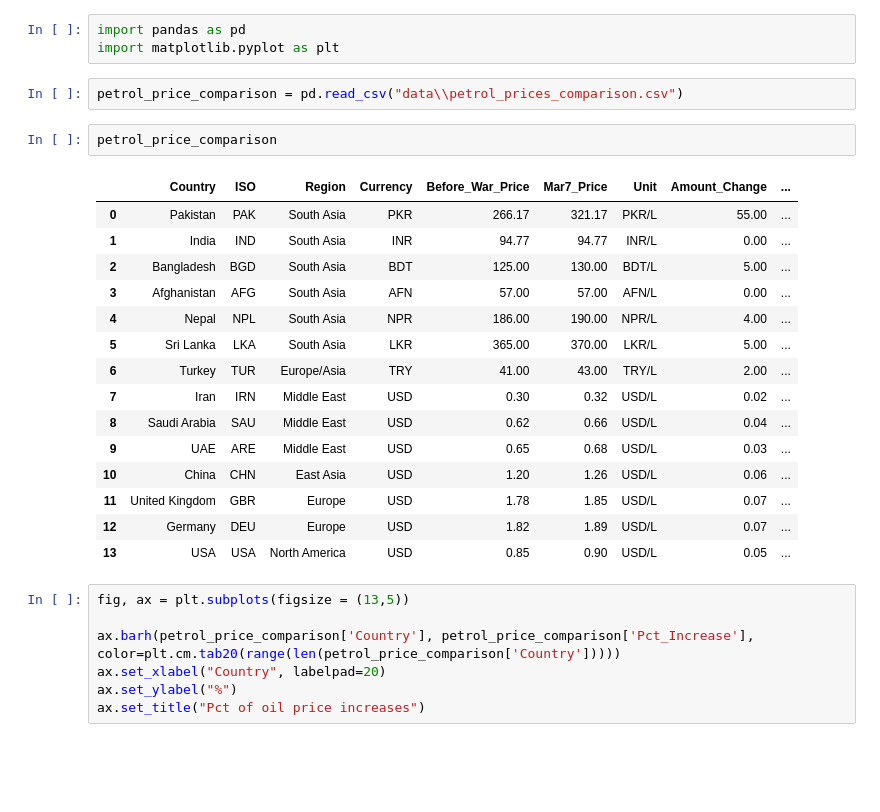
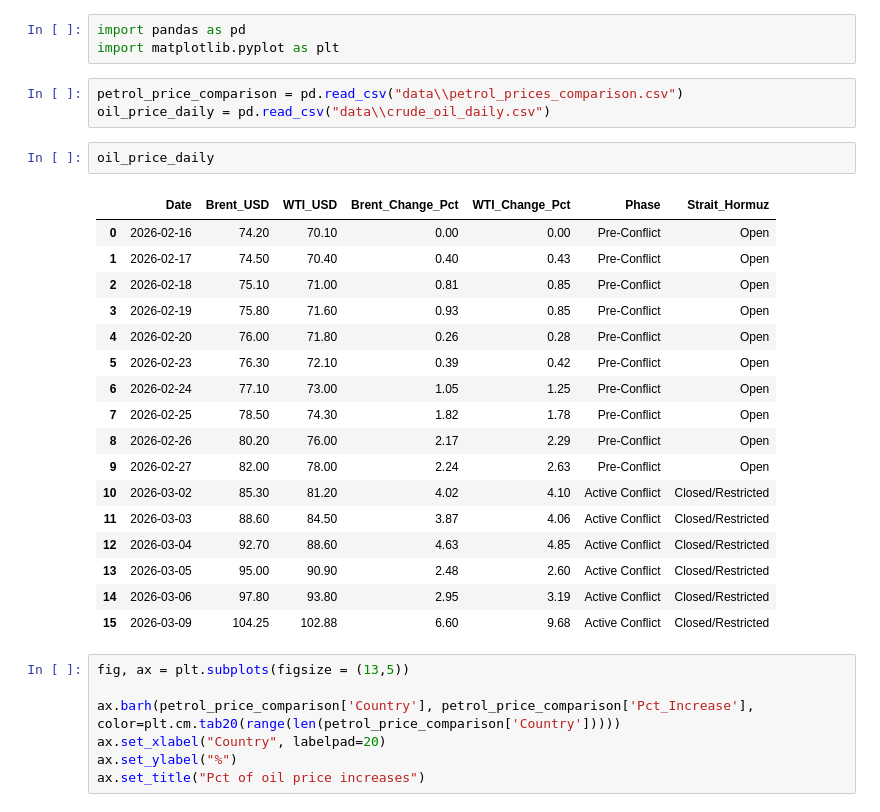
Before and after one commit to dophat1/md2b_learn, a Jupyter notebook: eda_with_matplotlib/iran_oil.ipynb, the cells around one changed output. Drawn from its saved outputs; the diff is of its cells as text; blank space fills up the shorter version.

```diff
--- a/eda_with_matplotlib/iran_oil.ipynb
+++ b/eda_with_matplotlib/iran_oil.ipynb
@@ -3,24 +3,27 @@ import pandas as pd
 import matplotlib.pyplot as plt
 # %%
 petrol_price_comparison = pd.read_csv("data\\petrol_prices_comparison.csv")
+oil_price_daily = pd.read_csv("data\\crude_oil_daily.csv")
-# %%
-petrol_price_comparison
-# %% [output]
-|  | Country | ISO | Region | Currency | Before_War_Price | Mar7_Price | Unit | Amount_Change | ... |
-| 0 | Pakistan | PAK | South Asia | PKR | 266.17 | 321.17 | PKR/L | 55.00 | ... |
-| 1 | India | IND | South Asia | INR | 94.77 | 94.77 | INR/L | 0.00 | ... |
-| 2 | Bangladesh | BGD | South Asia | BDT | 125.00 | 130.00 | BDT/L | 5.00 | ... |
-| 3 | Afghanistan | AFG | South Asia | AFN | 57.00 | 57.00 | AFN/L | 0.00 | ... |
-| 4 | Nepal | NPL | South Asia | NPR | 186.00 | 190.00 | NPR/L | 4.00 | ... |
-| 5 | Sri Lanka | LKA | South Asia | LKR | 365.00 | 370.00 | LKR/L | 5.00 | ... |
-| 6 | Turkey | TUR | Europe/Asia | TRY | 41.00 | 43.00 | TRY/L | 2.00 | ... |
-| 7 | Iran | IRN | Middle East | USD | 0.30 | 0.32 | USD/L | 0.02 | ... |
-| 8 | Saudi Arabia | SAU | Middle East | USD | 0.62 | 0.66 | USD/L | 0.04 | ... |
-| 9 | UAE | ARE | Middle East | USD | 0.65 | 0.68 | USD/L | 0.03 | ... |
-| 10 | China | CHN | East Asia | USD | 1.20 | 1.26 | USD/L | 0.06 | ... |
-| 11 | United Kingdom | GBR | Europe | USD | 1.78 | 1.85 | USD/L | 0.07 | ... |
-| 12 | Germany | DEU | Europe | USD | 1.82 | 1.89 | USD/L | 0.07 | ... |
-| 13 | USA | USA | North America | USD | 0.85 | 0.90 | USD/L | 0.05 | ... |
+# %%
+oil_price_daily
+# %% [output]
+|  | Date | Brent_USD | WTI_USD | Brent_Change_Pct | WTI_Change_Pct | Phase | Strait_Hormuz |
+| 0 | 2026-02-16 | 74.20 | 70.10 | 0.00 | 0.00 | Pre-Conflict | Open |
+| 1 | 2026-02-17 | 74.50 | 70.40 | 0.40 | 0.43 | Pre-Conflict | Open |
+| 2 | 2026-02-18 | 75.10 | 71.00 | 0.81 | 0.85 | Pre-Conflict | Open |
+| 3 | 2026-02-19 | 75.80 | 71.60 | 0.93 | 0.85 | Pre-Conflict | Open |
+| 4 | 2026-02-20 | 76.00 | 71.80 | 0.26 | 0.28 | Pre-Conflict | Open |
+| 5 | 2026-02-23 | 76.30 | 72.10 | 0.39 | 0.42 | Pre-Conflict | Open |
+| 6 | 2026-02-24 | 77.10 | 73.00 | 1.05 | 1.25 | Pre-Conflict | Open |
+| 7 | 2026-02-25 | 78.50 | 74.30 | 1.82 | 1.78 | Pre-Conflict | Open |
+| 8 | 2026-02-26 | 80.20 | 76.00 | 2.17 | 2.29 | Pre-Conflict | Open |
+| 9 | 2026-02-27 | 82.00 | 78.00 | 2.24 | 2.63 | Pre-Conflict | Open |
+| 10 | 2026-03-02 | 85.30 | 81.20 | 4.02 | 4.10 | Active Conflict | Closed/Restricted |
+| 11 | 2026-03-03 | 88.60 | 84.50 | 3.87 | 4.06 | Active Conflict | Closed/Restricted |
+| 12 | 2026-03-04 | 92.70 | 88.60 | 4.63 | 4.85 | Active Conflict | Closed/Restricted |
+| 13 | 2026-03-05 | 95.00 | 90.90 | 2.48 | 2.60 | Active Conflict | Closed/Restricted |
+| 14 | 2026-03-06 | 97.80 | 93.80 | 2.95 | 3.19 | Active Conflict | Closed/Restricted |
+| 15 | 2026-03-09 | 104.25 | 102.88 | 6.60 | 9.68 | Active Conflict | Closed/Restricted |
 # %%
 fig, ax = plt.subplots(figsize = (13,5))
 
```
Also changed, not shown: parts of 1 cell of this notebook.
